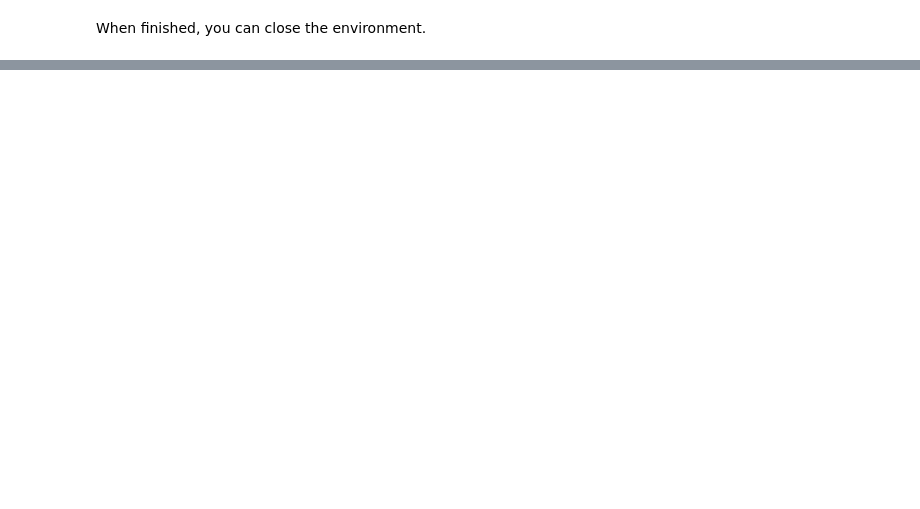
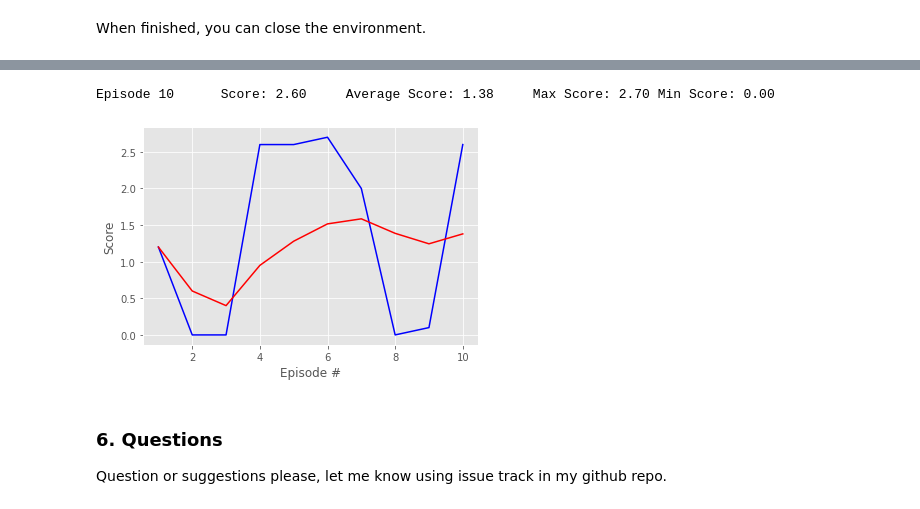
Before and after one commit to drmateo/p3_collab-compet, a Jupyter notebook: Tennis.ipynb, the cells around one changed output, grey strips where cells are left out. Cells and saved outputs as stored; diff of their text form; code cells hidden in the pictures; blank space fills up the shorter version.

```diff
--- a/Tennis.ipynb
+++ b/Tennis.ipynb
@@ -128,0 +207,50 @@ env_info = env.reset(train_mode=True)[brain_name]
+# %%
+import torch
+import numpy as np
+from collections import deque
+import matplotlib.pyplot as plt
+%matplotlib inline
+from itertools import count
+
+from ddpg_agent import Agent, Config
+from eval import eval_ddpg
+
+# Configure agent
+config = Config(num_agents)
+config.batch_size = 256
+config.buffer_size = 100000
+
+config.tau = 1e-3
+
+config.actor_hidden_drop = 0.1
+config.actor_hidden_units = (128, 128)
+
+config.critic_hidden_drop = 0.1
+config.critic_hidden_units = (128-action_size, 128)
+
+# Init the learner agent
+agent = Agent(state_size, action_size, config=config, random_seed=1234)
+agent.actor_local.load_state_dict(torch.load('checkpoint_actor_01168_050.pth'))
+agent.critic_local.load_state_dict(torch.load('checkpoint_critic_01168_050.pth'))
+
+# Test the agent
+scores, scores_avg_hist = eval_ddpg(agent, env, brain_name=brain_name, num_agents=num_agents, n_episodes=10)
+
+# Show results
+fig = plt.figure()
+ax = fig.add_subplot(111)
+plt.plot(np.arange(1, len(scores)+1), scores, 'b-')
+plt.plot(np.arange(1, len(scores)+1), scores_avg_hist, 'r-')
+plt.ylabel('Score')
+plt.xlabel('Episode #')
+plt.show()
+
+# Finish environment
+env.close()
+# %% [output]
+Episode 10      Score: 2.60     Average Score: 1.38     Max Score: 2.70 Min Score: 0.00
+[figure, added]
+# %% [markdown]
+### 6. Questions
+
+Question or suggestions please, let me know using issue track in my github repo.
```
Also changed, not shown: parts of 6 cells of this notebook, 12 other files.
